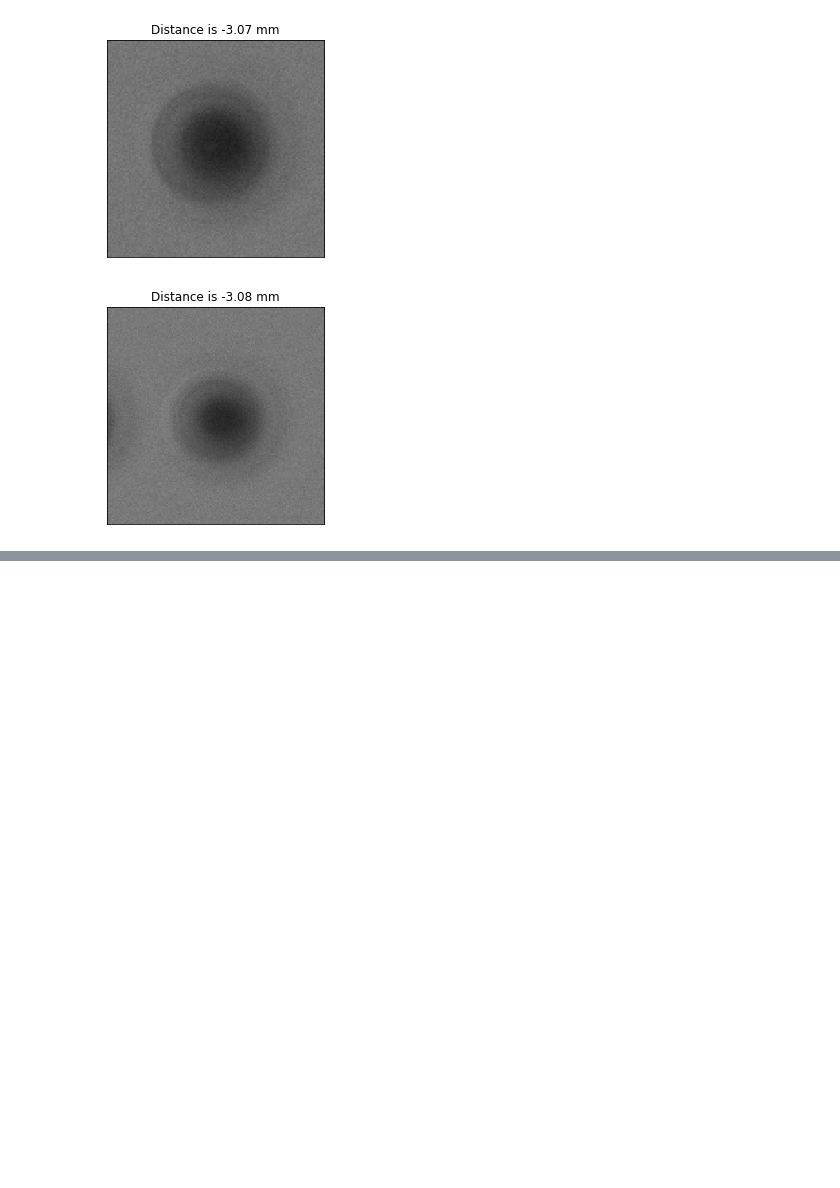
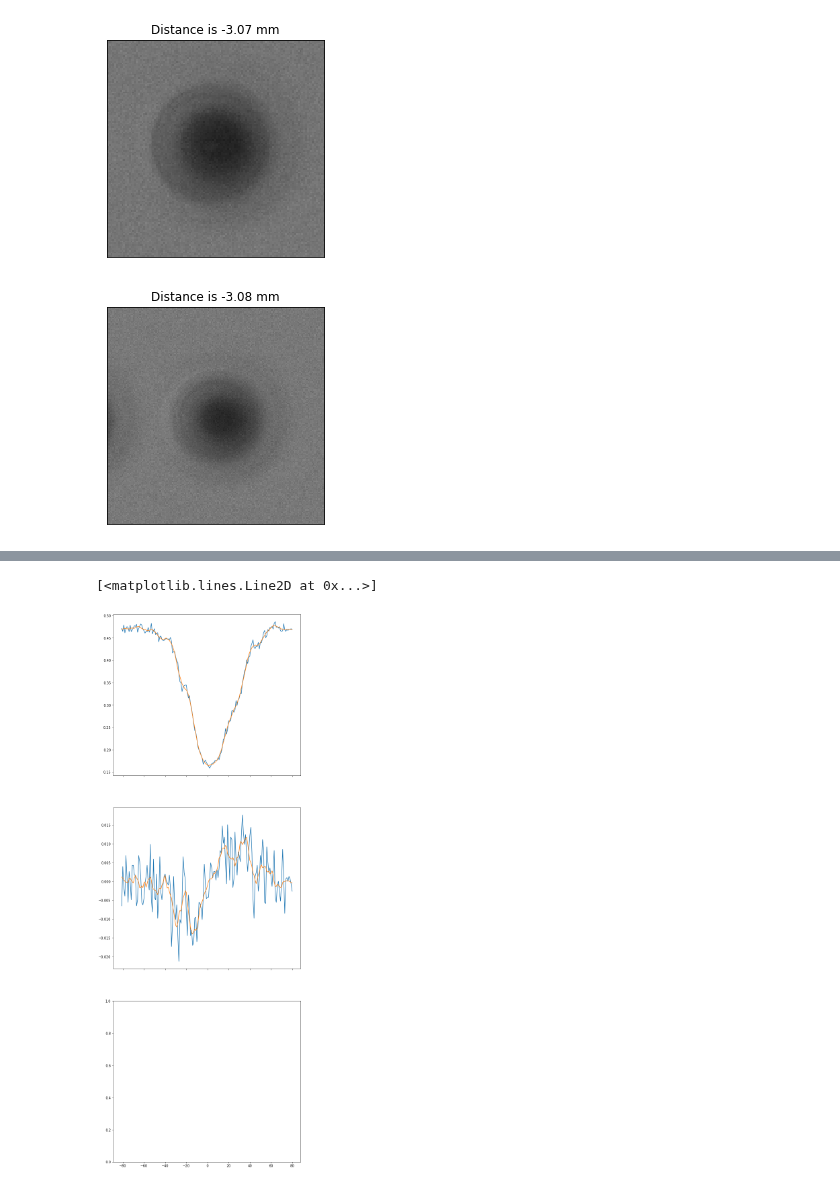
Before and after one commit to Niloo1371/Finding_droplets, a Jupyter notebook: Preprocessing/Analysis_of_scans.ipynb, the cells around one changed output, grey strips where cells are left out. Cells and saved outputs as stored; diff of their text form; code cells hidden in the pictures; blank space fills up the shorter version.

```diff
--- a/Preprocessing/Analysis_of_scans.ipynb
+++ b/Preprocessing/Analysis_of_scans.ipynb
@@ -219,0 +281,23 @@ sorted
+# %%
+fig3,(ax3_0,ax3_1,ax3_2)=plt.subplots(nrows=3,ncols=1,figsize=[10,30],sharex=True)
+
+
+
+
+y=to_plot_0
+x=x_to_plot
+dx=x[1]-x[0]
+y_grad=np.gradient(y,dx)
+
+ax3_0.plot(x,y)
+ax3_1.plot(x,y_grad)
+
+y_hat = savgol_filter(y, 15, 3) # window size 15, polynomial order 3
+
+y_hat_grad=y_grad=np.gradient(y_hat,dx)
+
+ax3_0.plot(x,y_hat)
+ax3_1.plot(x,y_hat_grad)
+# %% [output]
+[<matplotlib.lines.Line2D at 0x...>]
+[figure, added]
```
Also changed, not shown: parts of 10 cells of this notebook, 11 other files.
